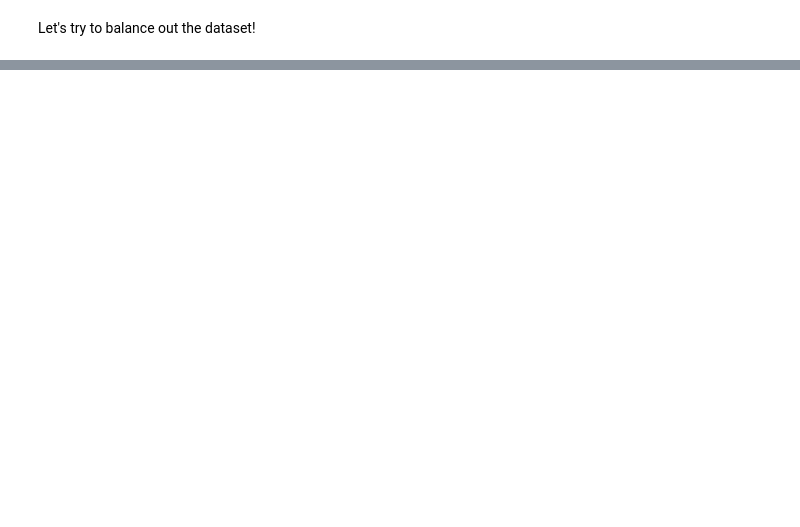
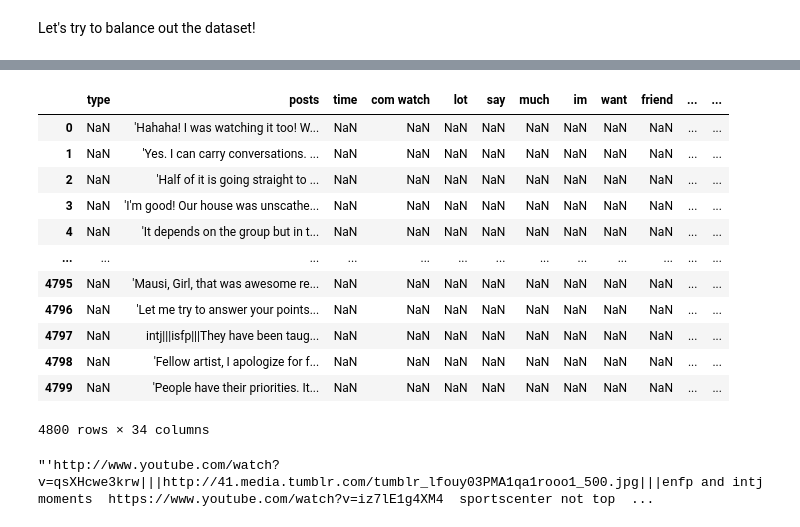
Before and after one commit to MikeDub1/TinderCloneWithML, a Jupyter notebook: BackEndStuff/AI/PreprocessingPersonalityClassifier.ipynb, the cells around one changed output, grey strips where cells are left out. Drawn from its saved outputs; the diff is of its cells as text; code cells hidden in the pictures; blank space fills up the shorter version.

Commit message:
Deleted png file. And finally, after such a long time, finished Task 18.

```diff
--- a/BackEndStuff/AI/PreprocessingPersonalityClassifier.ipynb
+++ b/BackEndStuff/AI/PreprocessingPersonalityClassifier.ipynb
@@ -432,0 +496,24 @@ Name: posts, Length: 300, dtype: object
+# %%
+df_resampled = pd.read_csv("DfResampled.csv")
+df_resampled
+# %% [output]
+|  | type | posts | time | com watch | lot | say | much | im | want | friend | ... | ... |
+| 0 | NaN | 'Hahaha! I was watching it too! W... | NaN | NaN | NaN | NaN | NaN | NaN | NaN | NaN | ... | ... |
+| 1 | NaN | 'Yes. I can carry conversations. ... | NaN | NaN | NaN | NaN | NaN | NaN | NaN | NaN | ... | ... |
+| 2 | NaN | 'Half of it is going straight to ... | NaN | NaN | NaN | NaN | NaN | NaN | NaN | NaN | ... | ... |
+| 3 | NaN | 'I'm good! Our house was unscathe... | NaN | NaN | NaN | NaN | NaN | NaN | NaN | NaN | ... | ... |
+| 4 | NaN | 'It depends on the group but in t... | NaN | NaN | NaN | NaN | NaN | NaN | NaN | NaN | ... | ... |
+| ... | ... | ... | ... | ... | ... | ... | ... | ... | ... | ... | ... | ... |
+| 4795 | NaN | 'Mausi, Girl, that was awesome re... | NaN | NaN | NaN | NaN | NaN | NaN | NaN | NaN | ... | ... |
+| 4796 | NaN | 'Let me try to answer your points... | NaN | NaN | NaN | NaN | NaN | NaN | NaN | NaN | ... | ... |
+| 4797 | NaN | intj|||isfp|||They have been taug... | NaN | NaN | NaN | NaN | NaN | NaN | NaN | NaN | ... | ... |
+| 4798 | NaN | 'Fellow artist, I apologize for f... | NaN | NaN | NaN | NaN | NaN | NaN | NaN | NaN | ... | ... |
+| 4799 | NaN | 'People have their priorities. It... | NaN | NaN | NaN | NaN | NaN | NaN | NaN | NaN | ... | ... |
+4800 rows × 34 columns
+# %%
+post = df['posts'][0]
+
+vectorizer = CountVectorizer()
+vectorizer.fit()
+# %% [output]
+"'http://www.youtube.com/watch?v=qsXHcwe3krw|||http://41.media.tumblr.com/tumblr_lfouy03PMA1qa1rooo1_500.jpg|||enfp and intj moments  https://www.youtube.com/watch?v=iz7lE1g4XM4  sportscenter not top  ...
```
Also changed, not shown: parts of 18 cells of this notebook, 23 other files.
